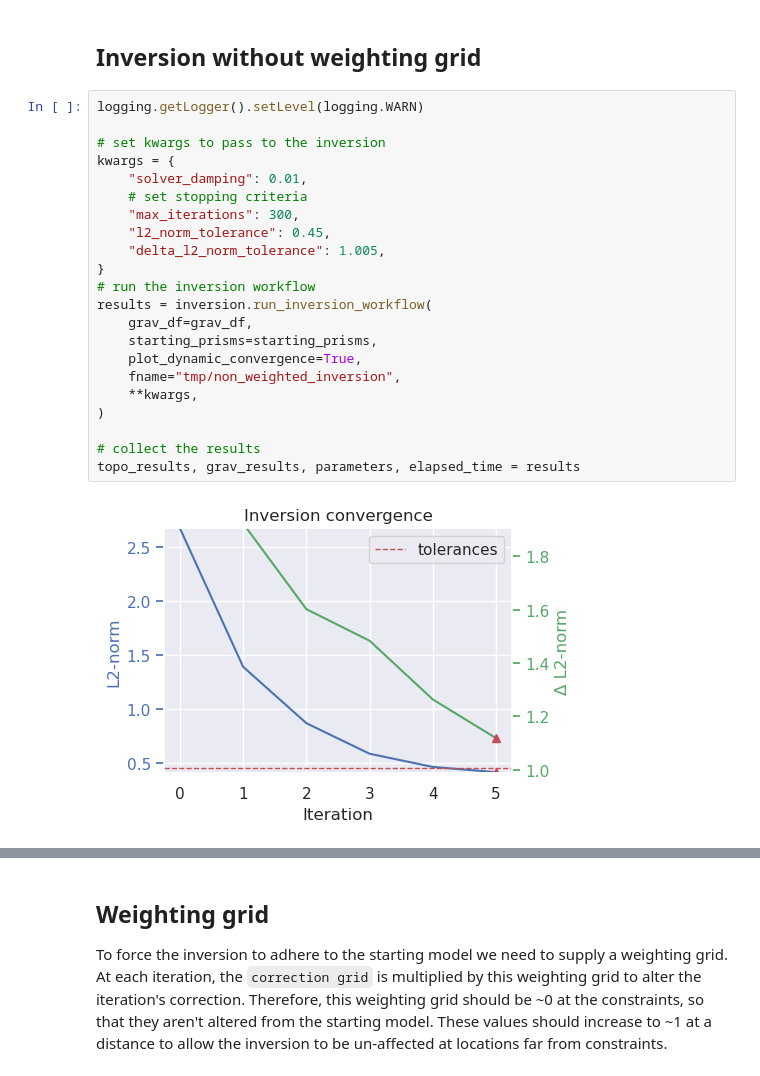
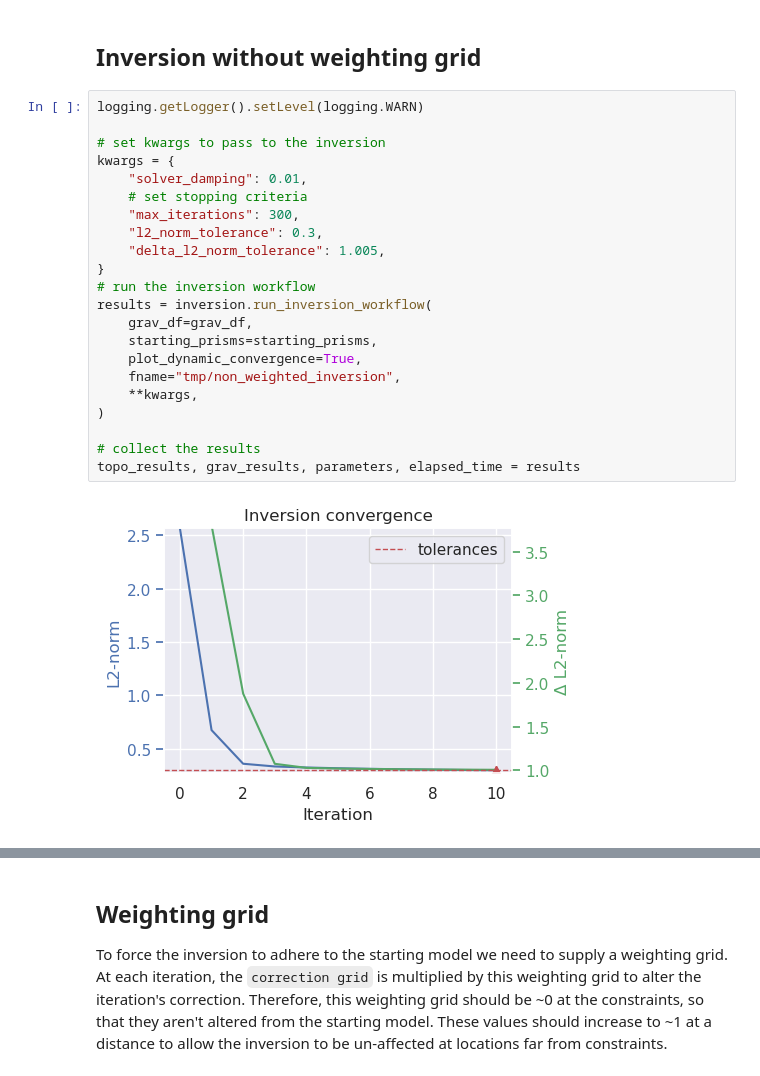
Before and after one commit to mdtanker/invert4geom, a Jupyter notebook: docs/user_guide/adhering_to_constraints.ipynb, the cells around one changed output, grey strips where cells are left out. Cells and saved outputs as stored; diff of their text form.

```diff
--- a/docs/user_guide/adhering_to_constraints.ipynb
+++ b/docs/user_guide/adhering_to_constraints.ipynb
@@ -118,27 +120,27 @@ INFO:invert4geom:using median gravity misfit of constraint points for regional f
 # %%
 logging.getLogger().setLevel(logging.WARN)
 
 # set kwargs to pass to the inversion
 kwargs = {
     "solver_damping": 0.01,
     # set stopping criteria
     "max_iterations": 300,
-    "l2_norm_tolerance": 0.45,
+    "l2_norm_tolerance": 0.3,
     "delta_l2_norm_tolerance": 1.005,
 }
 # run the inversion workflow
 results = inversion.run_inversion_workflow(
     grav_df=grav_df,
     starting_prisms=starting_prisms,
     plot_dynamic_convergence=True,
     fname="tmp/non_weighted_inversion",
     **kwargs,
 )
 
 # collect the results
 topo_results, grav_results, parameters, elapsed_time = results
 # %% [output]
-[figure, old version]
+[figure, new version]
 # %%
 plotting.plot_inversion_results(
     grav_results,
```
Also changed, not shown: parts of 8 cells of this notebook, 9 other files.
